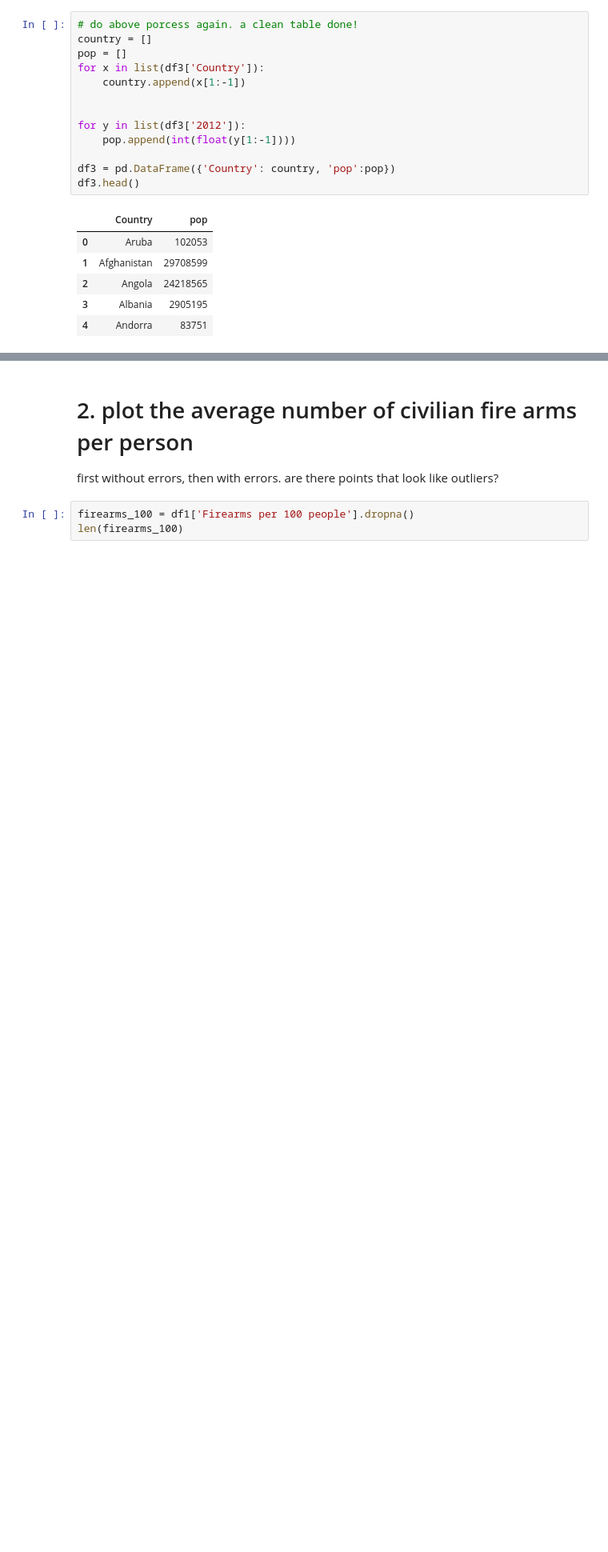
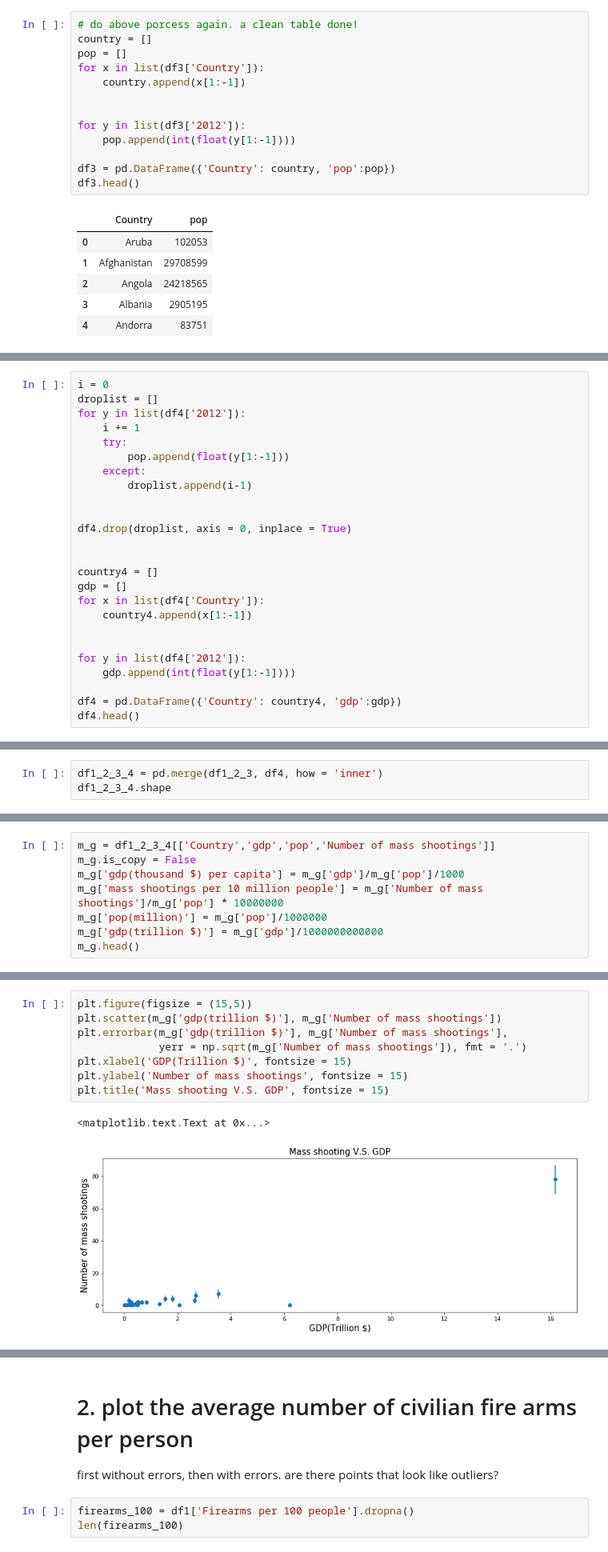
Before and after one commit to picniclin/PUI2017_yl5240, a Jupyter notebook: HW5_yl5240/HW5_Assignment3_yl5240.ipynb, the cells around one changed output, grey strips where cells are left out. Shown at 80% size. Saved outputs shown, nothing was run; the diff lists cells and outputs as text; blank space fills up the shorter version.

```diff
--- a/HW5_yl5240/HW5_Assignment3_yl5240.ipynb
+++ b/HW5_yl5240/HW5_Assignment3_yl5240.ipynb
@@ -218,0 +265,25 @@ df1_2_3.head()
+# %%
+i = 0
+droplist = []
+for y in list(df4['2012']):
+    i += 1
+    try:
+        pop.append(float(y[1:-1]))
+    except:
+        droplist.append(i-1)
+
+
+df4.drop(droplist, axis = 0, inplace = True)
+
+
+country4 = []
+gdp = []
+for x in list(df4['Country']):
+    country4.append(x[1:-1])
+
+
+for y in list(df4['2012']):
+    gdp.append(int(float(y[1:-1])))
+
+df4 = pd.DataFrame({'Country': country4, 'gdp':gdp})
+df4.head()
@@ -218,0 +303,3 @@ df1_2_3.head()
+# %%
+df1_2_3_4 = pd.merge(df1_2_3, df4, how = 'inner')
+df1_2_3_4.shape
@@ -218,0 +361,8 @@ df1_2_3.head()
+# %%
+m_g = df1_2_3_4[['Country','gdp','pop','Number of mass shootings']]
+m_g.is_copy = False
+m_g['gdp(thousand $) per capita'] = m_g['gdp']/m_g['pop']/1000
+m_g['mass shootings per 10 million people'] = m_g['Number of mass shootings']/m_g['pop'] * 10000000
+m_g['pop(million)'] = m_g['pop']/1000000
+m_g['gdp(trillion $)'] = m_g['gdp']/1000000000000
+m_g.head()
@@ -218,0 +378,11 @@ df1_2_3.head()
+# %%
+plt.figure(figsize = (15,5))
+plt.scatter(m_g['gdp(trillion $)'], m_g['Number of mass shootings'])
+plt.errorbar(m_g['gdp(trillion $)'], m_g['Number of mass shootings'],
+             yerr = np.sqrt(m_g['Number of mass shootings']), fmt = '.')
+plt.xlabel('GDP(Trillion $)', fontsize = 15)
+plt.ylabel('Number of mass shootings', fontsize = 15)
+plt.title('Mass shooting V.S. GDP', fontsize = 15)
+# %% [output]
+<matplotlib.text.Text at 0x...>
+[figure, added]
```
Also changed, not shown: parts of 37 cells of this notebook.
